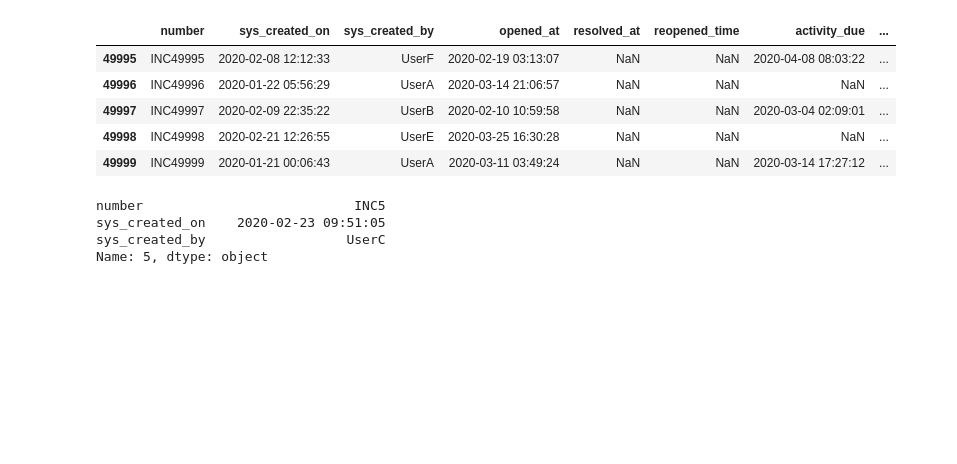
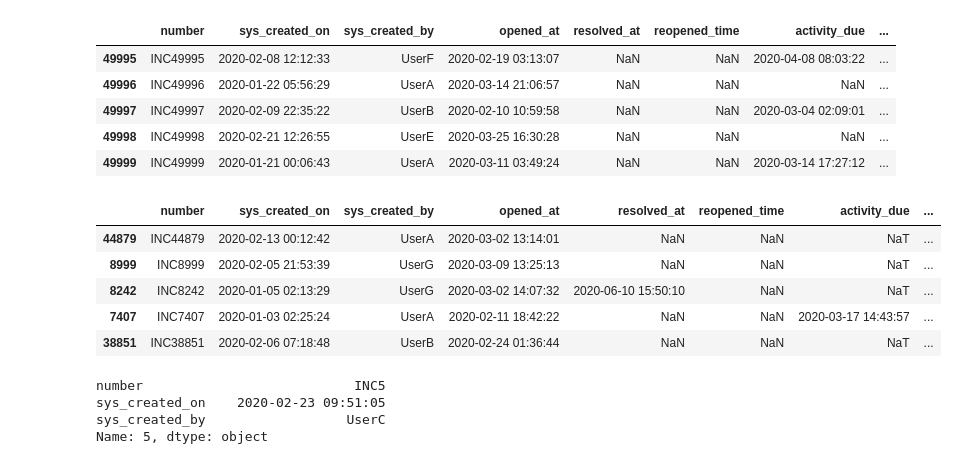
Before and after one commit to brad-do/hs_training, a Jupyter notebook: day2.ipynb, the cells around one changed output. Saved outputs shown, nothing was run; the diff lists cells and outputs as text; code cells hidden in the pictures; blank space fills up the shorter version.

```diff
--- a/day2.ipynb
+++ b/day2.ipynb
@@ -29,6 +29,16 @@ df_incidents.tail()  # "tail" gives us the last 5 records in the dataframe
 | 49997 | INC49997 | 2020-02-09 22:35:22 | UserB | 2020-02-10 10:59:58 | NaN | NaN | 2020-03-04 02:09:01 | ... |
 | 49998 | INC49998 | 2020-02-21 12:26:55 | UserE | 2020-03-25 16:30:28 | NaN | NaN | NaN | ... |
 | 49999 | INC49999 | 2020-01-21 00:06:43 | UserA | 2020-03-11 03:49:24 | NaN | NaN | 2020-03-14 17:27:12 | ... |
+# %%
+# if i really want to get crazy, i'll just randomly sample some rows
+df_incidents.sample(5)
+# %% [output]
+|  | number | sys_created_on | sys_created_by | opened_at | resolved_at | reopened_time | activity_due | ... |
+| 44879 | INC44879 | 2020-02-13 00:12:42 | UserA | 2020-03-02 13:14:01 | NaN | NaN | NaT | ... |
+| 8999 | INC8999 | 2020-02-05 21:53:39 | UserG | 2020-03-09 13:25:13 | NaN | NaN | NaT | ... |
+| 8242 | INC8242 | 2020-01-05 02:13:29 | UserG | 2020-03-02 14:07:32 | 2020-06-10 15:50:10 | NaN | NaT | ... |
+| 7407 | INC7407 | 2020-01-03 02:25:24 | UserA | 2020-02-11 18:42:22 | NaN | NaN | 2020-03-17 14:43:57 | ... |
+| 38851 | INC38851 | 2020-02-06 07:18:48 | UserB | 2020-02-24 01:36:44 | NaN | NaN | NaT | ... |
 # %%
 df_incidents.iloc[5,0:3]  # "iloc" helps me slice the dataframe by index
 # %% [output]
```
Also changed, not shown: parts of 4 cells of this notebook.
